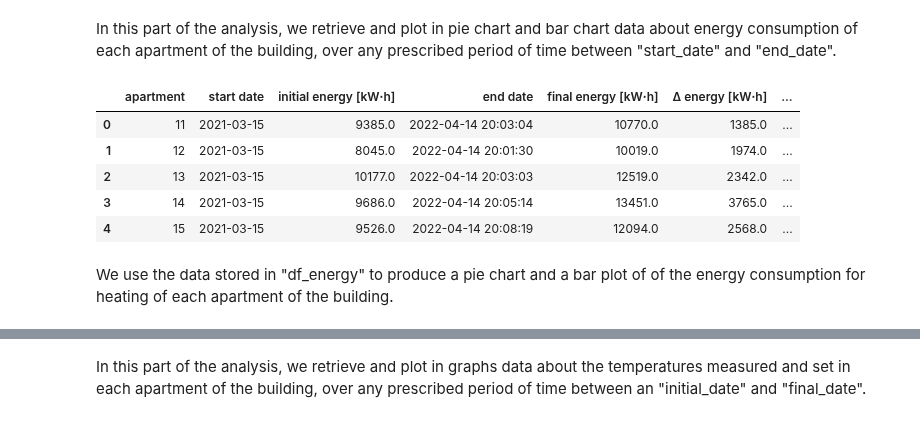
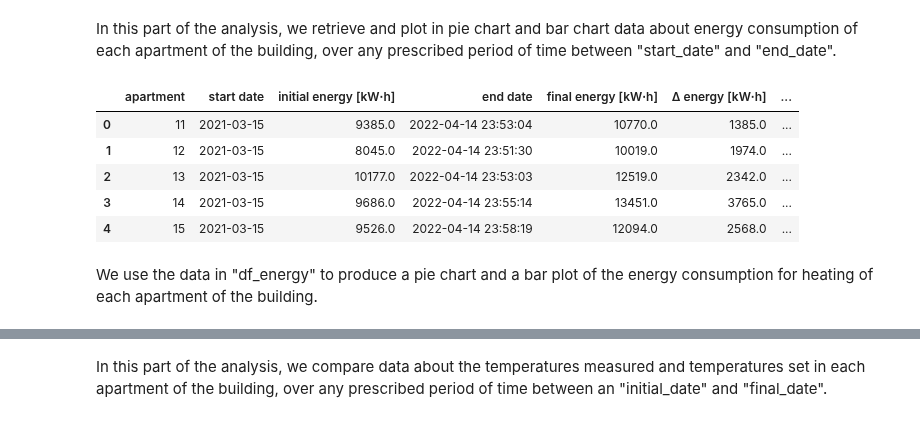
Before and after one commit to rtiedra/data-science, a Jupyter notebook: building_heating/building_heating.ipynb, the cells around one changed output, grey strips where cells are left out. Drawn from its saved outputs; the diff is of its cells as text; code cells hidden in the pictures.

```diff
--- a/building_heating/building_heating.ipynb
+++ b/building_heating/building_heating.ipynb
@@ -165,46 +164,46 @@ In this part of the analysis, we retrieve and plot in pie chart and bar chart da
 # Set start_date and end_date for the DataFrame of energy consumption
 
 start_date = '"2021-03-15"'
-end_date = '"2022-12-31"'
+end_date = '"2022-04-15"'
 
 # Read, for each apartment of the building, the first energy after the start date into a DataFrame "df_start"
 # We divide "Power.value" by 1000 to get energies in [kW⋅h]
 
 df_start = pd.read_sql('SELECT Apartments.name AS apartment, Power.date AS \'start date\', \
-                   Power.value/1000 AS \'initial energy [kW⋅h]\' \
-                   FROM Power INNER JOIN Apartments ON Power.apartment_id=Apartments.esmart_id \
+                   Power.value/1000 AS \'initial energy [kW⋅h]\' FROM Power \
+                   INNER JOIN Apartments ON Power.apartment_id=Apartments.esmart_id \
                    WHERE Power.module_id=18 AND Power.date>=%s \
                    GROUP BY Apartments.name' % start_date, engine)
 
 # Read, for each apartment of the building, the last energy before the end date into a DataFrame "df_end"
 # We divide "Power.value" by 1000 to get energies in [kW⋅h]
 
 df_end = pd.read_sql('SELECT Apartments.name AS apartment, Power.date AS \'end date\', \
-                   Power.value/1000 AS \'final energy [kW⋅h]\' \
-                   FROM Power INNER JOIN Apartments ON Power.apartment_id=Apartments.esmart_id \
+                   Power.value/1000 AS \'final energy [kW⋅h]\' FROM Power \
+                   INNER JOIN Apartments ON Power.apartment_id=Apartments.esmart_id \
                    WHERE Power.module_id=18 AND Power.date<=%s \
                    ORDER BY Power.date DESC LIMIT 31' % end_date, engine)
 
 # Merge "df_start" and "df_end" into a DataFrame "df_energy" (using "apartment" as key)
 # (in 2018 there are missing measures; the first measure for apartment "O2" is at initial_date "2018-10-10")
 
 df_energy = pd.merge(df_start, df_end, how='left', on='apartment')
 
 # Store in "df_energy" the energy consumption and the energy consumption per cubic metre
 
 df_energy['\u0394 energy [kW⋅h]'] = df_energy['final energy [kW⋅h]']-df_energy['initial energy [kW⋅h]']
 df_energy['\u0394 energy per m\u00b3 [kW⋅h/m\u00b3]'] \
 = [round(df_energy['\u0394 energy [kW⋅h]'][i]/volumes[i], 1) for i in range(len(volumes))]
 
 df_energy.head()
 # %% [output]
 |  | apartment | start date | initial energy [kW⋅h] | end date | final energy [kW⋅h] | Δ energy [kW⋅h] | ... |
-| 0 | 11 | 2021-03-15 | 9385.0 | 2022-04-14 20:03:04 | 10770.0 | 1385.0 | ... |
-| 1 | 12 | 2021-03-15 | 8045.0 | 2022-04-14 20:01:30 | 10019.0 | 1974.0 | ... |
-| 2 | 13 | 2021-03-15 | 10177.0 | 2022-04-14 20:03:03 | 12519.0 | 2342.0 | ... |
-| 3 | 14 | 2021-03-15 | 9686.0 | 2022-04-14 20:05:14 | 13451.0 | 3765.0 | ... |
-| 4 | 15 | 2021-03-15 | 9526.0 | 2022-04-14 20:08:19 | 12094.0 | 2568.0 | ... |
+| 0 | 11 | 2021-03-15 | 9385.0 | 2022-04-14 23:53:04 | 10770.0 | 1385.0 | ... |
+| 1 | 12 | 2021-03-15 | 8045.0 | 2022-04-14 23:51:30 | 10019.0 | 1974.0 | ... |
+| 2 | 13 | 2021-03-15 | 10177.0 | 2022-04-14 23:53:03 | 12519.0 | 2342.0 | ... |
+| 3 | 14 | 2021-03-15 | 9686.0 | 2022-04-14 23:55:14 | 13451.0 | 3765.0 | ... |
+| 4 | 15 | 2021-03-15 | 9526.0 | 2022-04-14 23:58:19 | 12094.0 | 2568.0 | ... |
 # %% [markdown]
-We use the data stored in "df_energy" to produce a pie chart and a bar plot of of the energy consumption for heating of each apartment of the building.
+We use the data in "df_energy" to produce a pie chart and a bar plot of the energy consumption for heating of each apartment of the building.
 # %%
 # Store in variable "data" the list of energy consumptions
@@ -286,6 +282,6 @@ else:
 [interactive output not drawn]
 [interactive output not drawn]
 # %% [markdown]
-In this part of the analysis, we retrieve and plot in graphs data about the temperatures measured and set in each apartment of the building, over any prescribed period of time between an "initial_date" and "final_date".
+In this part of the analysis, we compare data about the temperatures measured and temperatures set in each apartment of the building, over any prescribed period of time between an "initial_date" and "final_date".
 # %%
 initial_date = '"2021-03-15"'
```
Also changed, not shown: parts of 6 cells of this notebook.
